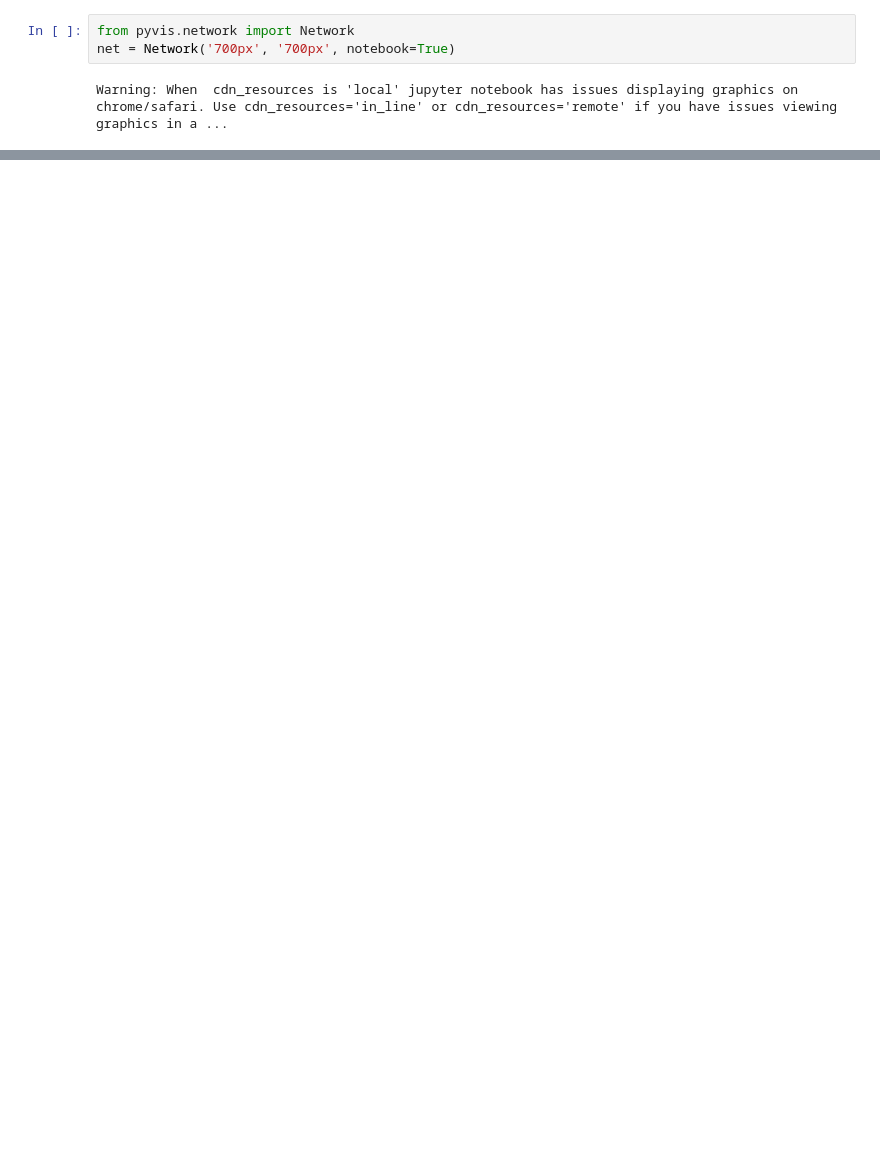
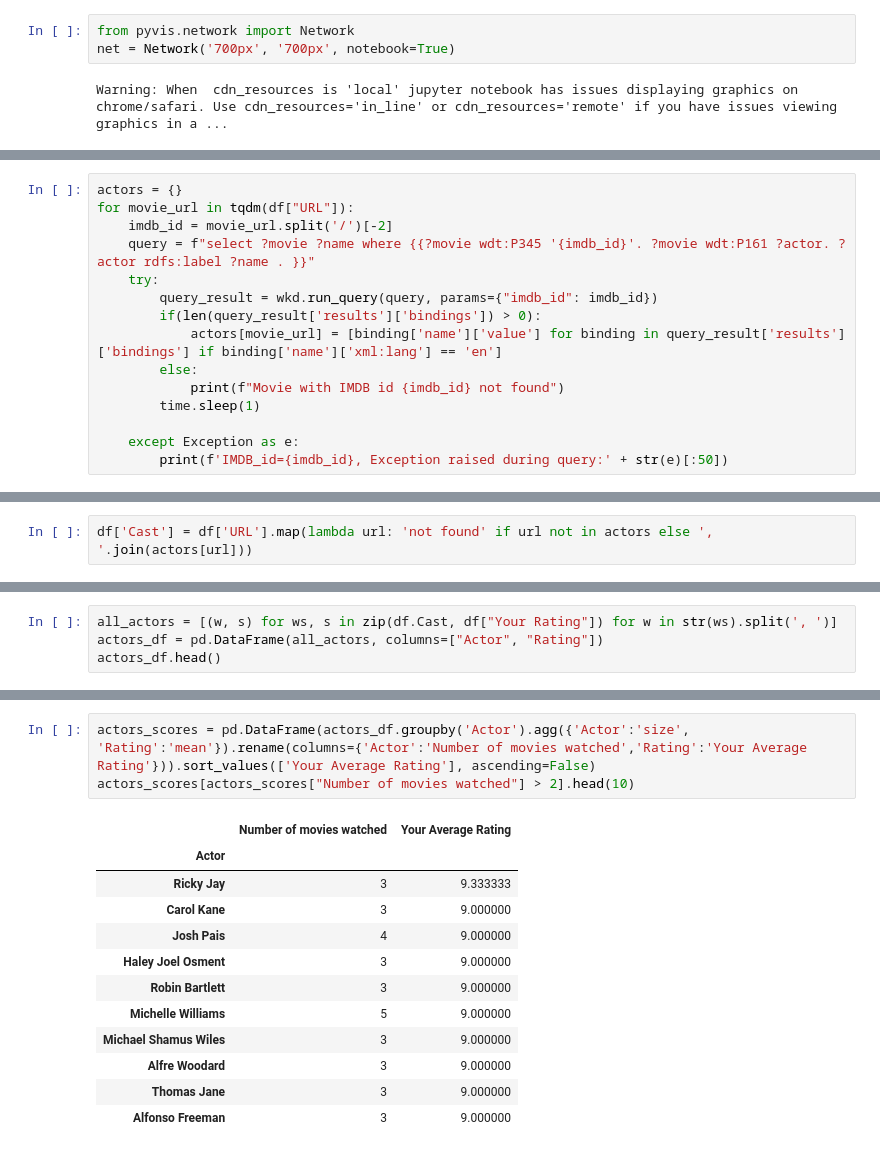
Before and after one commit to Siliam/data_science_artificial_intelligence, a Jupyter notebook: IMDB/IMDB.ipynb, the cells around one changed output, grey strips where cells are left out. Saved outputs shown, nothing was run; the diff lists cells and outputs as text; blank space fills up the shorter version.

Commit message:
Adding actors

```diff
--- a/IMDB/IMDB.ipynb
+++ b/IMDB/IMDB.ipynb
@@ -847,0 +814,15 @@ Movie with IMDB id tt19078322 not found
+# %%
+actors = {}
+for movie_url in tqdm(df["URL"]):
+    imdb_id = movie_url.split('/')[-2]
+    query = f"select ?movie ?name where {{?movie wdt:P345 '{imdb_id}'. ?movie wdt:P161 ?actor. ?actor rdfs:label ?name . }}"
+    try:
+        query_result = wkd.run_query(query, params={"imdb_id": imdb_id})
+        if(len(query_result['results']['bindings']) > 0):
+            actors[movie_url] = [binding['name']['value'] for binding in query_result['results']['bindings'] if binding['name']['xml:lang'] == 'en']
+        else:
+            print(f"Movie with IMDB id {imdb_id} not found")
+        time.sleep(1)
+
+    except Exception as e:
+        print(f'IMDB_id={imdb_id}, Exception raised during query:' + str(e)[:50])
@@ -847,0 +847,2 @@ Movie with IMDB id tt19078322 not found
+# %%
+df['Cast'] = df['URL'].map(lambda url: 'not found' if url not in actors else ', '.join(actors[url]))
@@ -847,0 +859,4 @@ Movie with IMDB id tt19078322 not found
+# %%
+all_actors = [(w, s) for ws, s in zip(df.Cast, df["Your Rating"]) for w in str(ws).split(', ')]
+actors_df = pd.DataFrame(all_actors, columns=["Actor", "Rating"])
+actors_df.head()
@@ -847,0 +885,16 @@ Movie with IMDB id tt19078322 not found
+# %%
+actors_scores = pd.DataFrame(actors_df.groupby('Actor').agg({'Actor':'size', 'Rating':'mean'}).rename(columns={'Actor':'Number of movies watched','Rating':'Your Average Rating'})).sort_values(['Your Average Rating'], ascending=False)
+actors_scores[actors_scores["Number of movies watched"] > 2].head(10)
+# %% [output]
+|  | Number of movies watched | Your Average Rating |
+| Actor |  |  |
+| Ricky Jay | 3 | 9.333333 |
+| Carol Kane | 3 | 9.000000 |
+| Josh Pais | 4 | 9.000000 |
+| Haley Joel Osment | 3 | 9.000000 |
+| Robin Bartlett | 3 | 9.000000 |
+| Michelle Williams | 5 | 9.000000 |
+| Michael Shamus Wiles | 3 | 9.000000 |
+| Alfre Woodard | 3 | 9.000000 |
+| Thomas Jane | 3 | 9.000000 |
+| Alfonso Freeman | 3 | 9.000000 |
```
Also changed, not shown: parts of 85 cells of this notebook, 1 other file.
